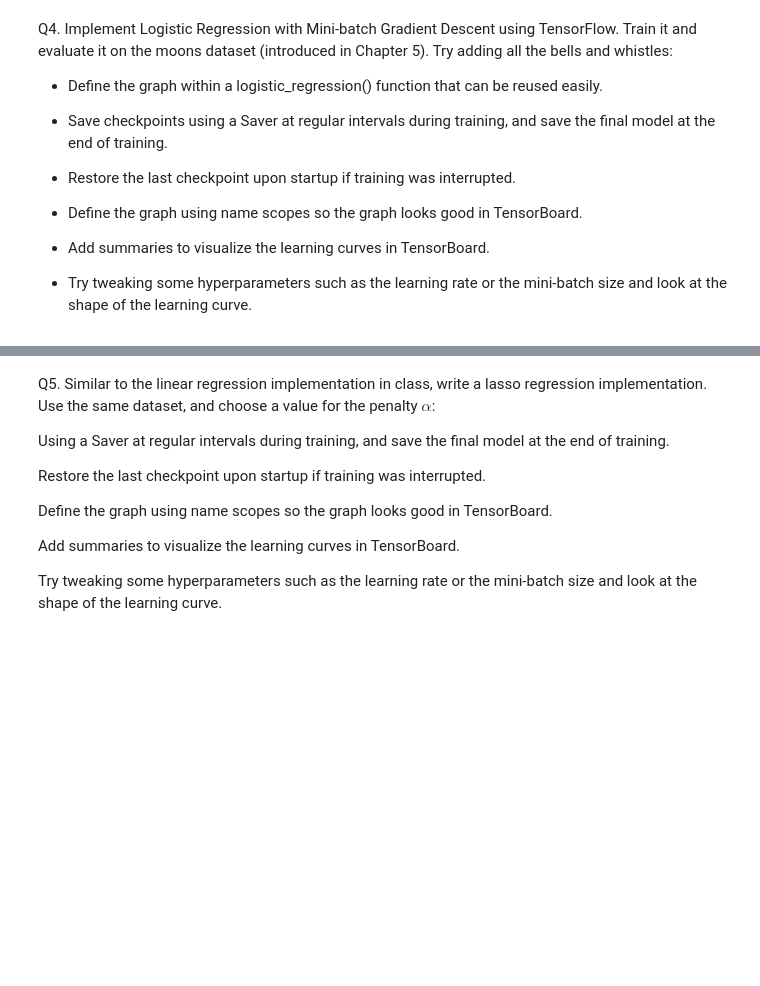
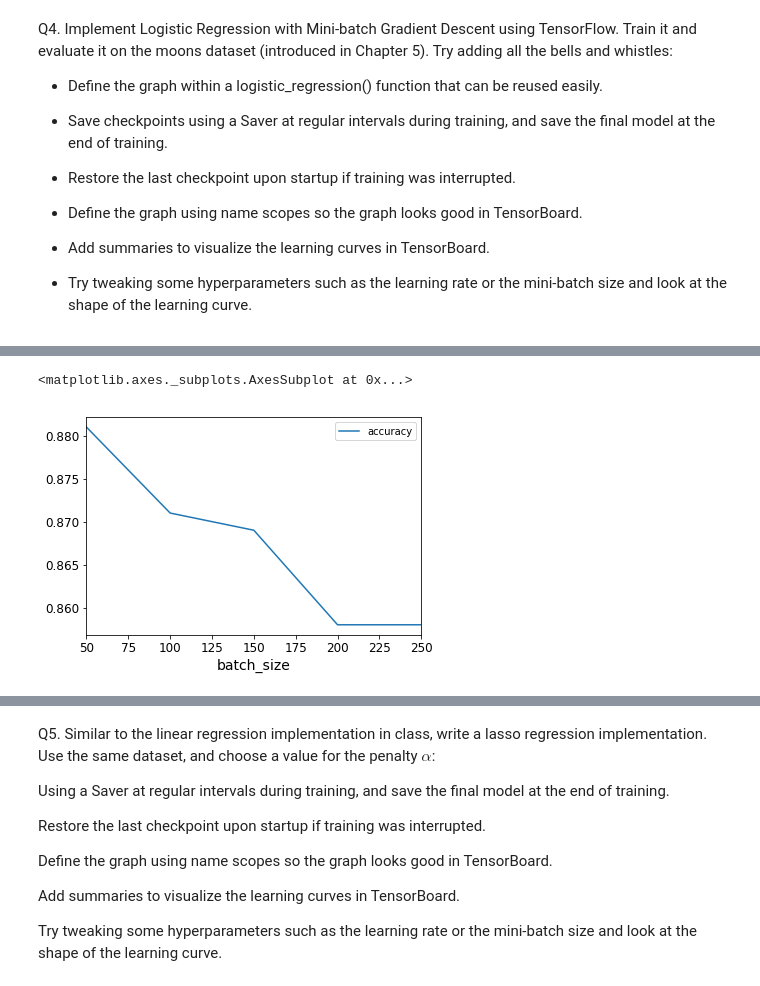
Before and after one commit to derek-pyne/ml_playground, a Jupyter notebook: classes/machine_learning/W9_Pyne_qq233068.ipynb, the cells around one changed output, grey strips where cells are left out. Saved outputs shown, nothing was run; the diff lists cells and outputs as text; code cells hidden in the pictures; blank space fills up the shorter version.

```diff
--- a/classes/machine_learning/W9_Pyne_qq233068.ipynb
+++ b/classes/machine_learning/W9_Pyne_qq233068.ipynb
@@ -54,0 +163,17 @@ Q4. Implement Logistic Regression with Mini-batch Gradient Descent using TensorF
+# %%
+def evaluate_tensor_model(model, X, y, scoring_function, parameters):
+    y_pred = model(X, y, **parameters)
+    score = scoring_function(y, y_pred)
+    return score
+# %%
+from sklearn.metrics import accuracy_score
+
+df_batch_size = pd.DataFrame({"batch_size": range(50,300,50)})
+
+df_batch_size['accuracy'] = df_batch_size['batch_size']\
+    .apply(lambda batch_size: evaluate_tensor_model(logistic_regression, X_moons, y_moons.reshape(-1, 1),
+                                                    accuracy_score, {'batch_size':batch_size}))
+df_batch_size.plot(x='batch_size', y='accuracy')
+# %% [output]
+<matplotlib.axes._subplots.AxesSubplot at 0x...>
+[figure, added]
```
Also changed, not shown: parts of 24 cells of this notebook.
